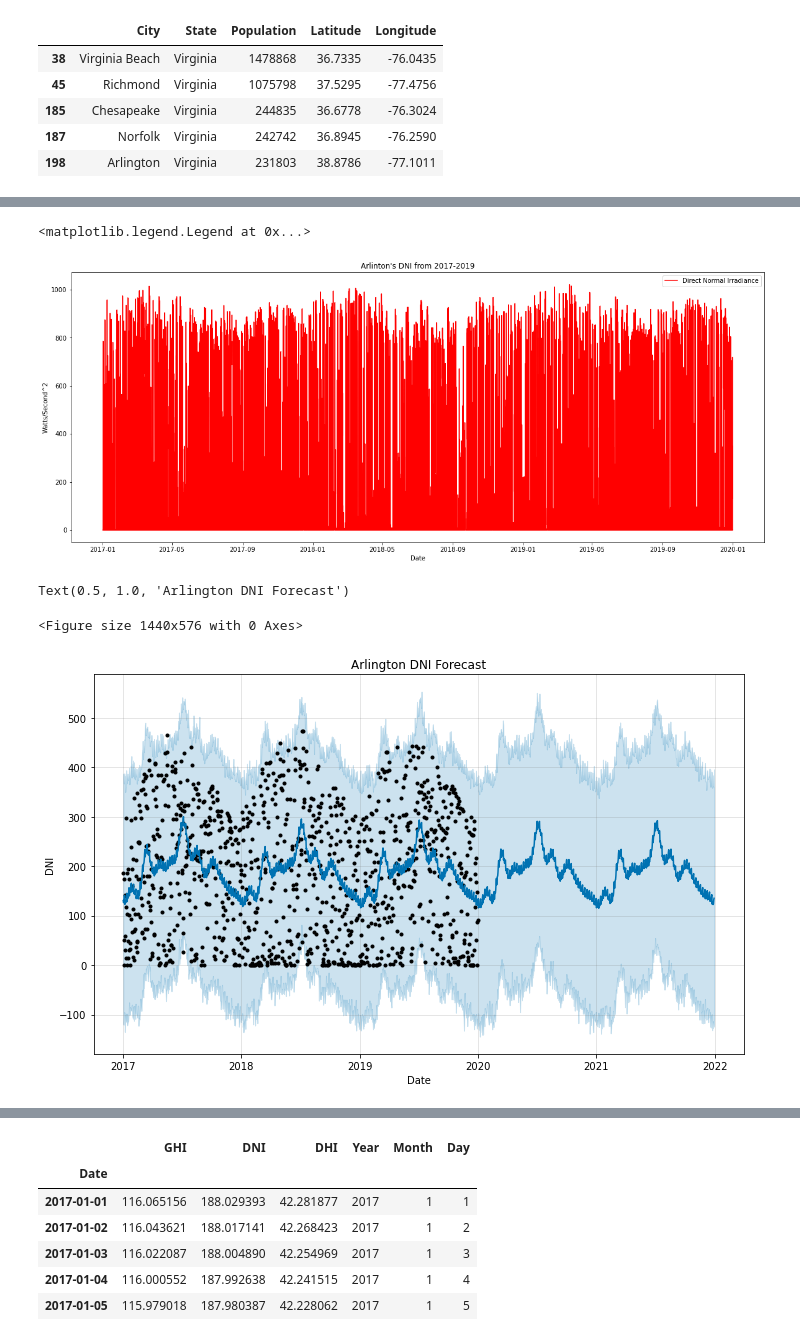
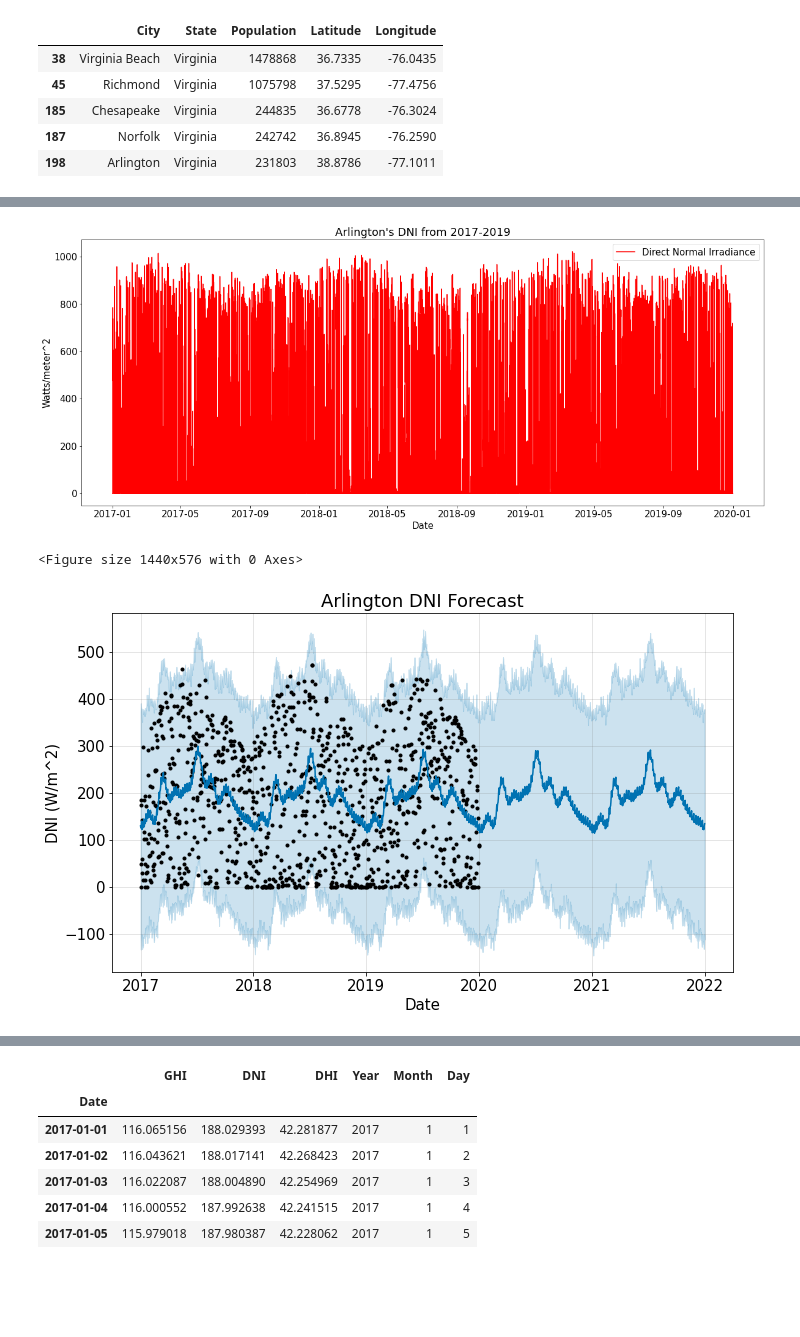
Before and after one commit to TrentELittle/FInalProject, a Jupyter notebook: Untitled.ipynb, the cells around one changed output, grey strips where cells are left out. Drawn from its saved outputs; the diff is of its cells as text; code cells hidden in the pictures; blank space fills up the shorter version.

```diff
--- a/Untitled.ipynb
+++ b/Untitled.ipynb
@@ -153,7 +124,9 @@ dni = pd.DataFrame({'Date': y_dni.index, 'DNI': y_dni.values})
 plt.figure(figsize = (20, 8))
 plt.plot(ghi.index, ghi['GHI'], 'b-', label = 'Global Horizonal Irradiance')
 plt.xlabel('Date')
-plt.ylabel('Watts/Second^2')
-plt.title("Arlinton's GHI from 2017-2019")
+plt.ylabel('Watts/Meter^2')
+plt.title("Arlington's GHI from 2017-2019")
+plt.rcParams.update({'font.size': 15})
 plt.legend()
+plt.savefig('GHI 2017-2019')
 # %% [output]
@@ -179,27 +151,28 @@ Text(0.5, 1.0, 'Arlington GHI Forecast')
 plt.figure(figsize=(20, 8))
 plt.plot(clean_df.index, clean_df['DNI'], '-r', label = 'Direct Normal Irradiance')
 plt.xlabel('Date')
-plt.ylabel('Watts/Second^2')
-plt.title("Arlinton's DNI from 2017-2019")
+plt.ylabel('Watts/meter^2')
+plt.title("Arlington's DNI from 2017-2019")
+plt.rcParams.update({'font.size': 15})
 plt.legend()
+plt.savefig('DNI 2017-2019')
 # %% [output]
-<matplotlib.legend.Legend at 0x...>
-[figure, old version]
+[figure, new version]
 # %%
 dni = dni.rename(columns = {'Date': 'ds', 'DNI': 'y'})
 dni_model = Prophet(interval_width = 0.95, daily_seasonality=True)
 dni_model.fit(dni)
 
 dni_forecast = dni_model.make_future_dataframe(periods = 730, freq = 'D')
 dni_forecast = dni_model.predict(dni_forecast)
 
 plt.figure(figsize = (20,8))
-dni_model.plot(dni_forecast, xlabel = 'Date', ylabel = 'DNI')
+dni_model.plot(dni_forecast, xlabel = 'Date', ylabel = 'DNI (W/m^2)')
 plt.title("Arlington DNI Forecast")
+plt.savefig('DNI forecast')
 # %% [output]
-Text(0.5, 1.0, 'Arlington DNI Forecast')
+<Figure size 1440x576 with 0 Axes>
-<Figure size 1440x576 with 0 Axes>
-[figure, old version]
+[figure, new version]
 # %%
 #Plotting DHI
 plt.figure(figsize=(20, 8))
```
Also changed, not shown: parts of 22 cells of this notebook, 20 other files.
